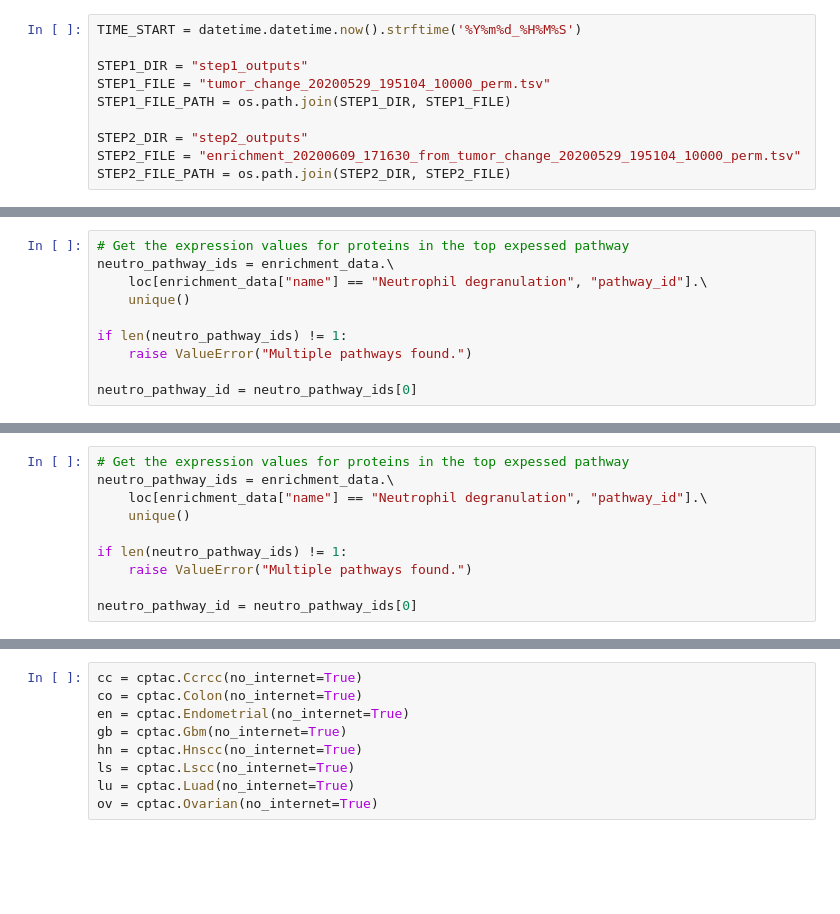
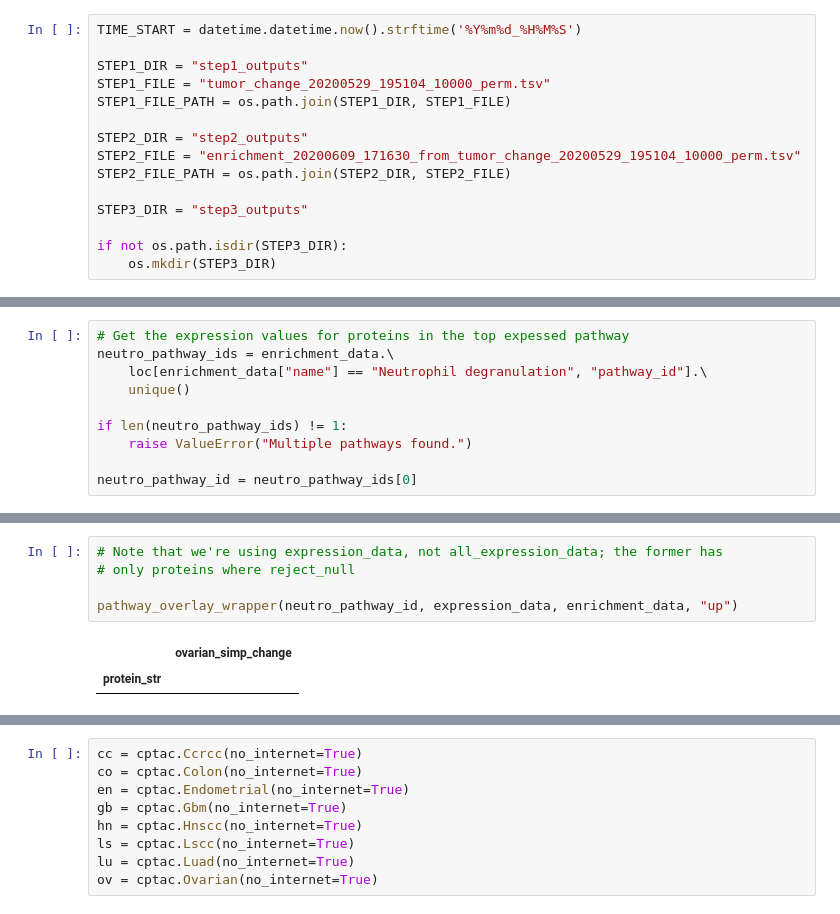
Before and after one commit to caleb-lindgren/scratchpad, a Jupyter notebook: pancancer_enrichment/3_visualize_results_reactome.ipynb, the cells around one changed output, grey strips where cells are left out. Drawn from its saved outputs; the diff is of its cells as text; blank space fills up the shorter version.

Commit message:
Working on overlay

```diff
--- a/pancancer_enrichment/3_visualize_results_reactome.ipynb
+++ b/pancancer_enrichment/3_visualize_results_reactome.ipynb
@@ -21,6 +22,11 @@ STEP1_FILE_PATH = os.path.join(STEP1_DIR, STEP1_FILE)
 STEP2_DIR = "step2_outputs"
 STEP2_FILE = "enrichment_20200609_171630_from_tumor_change_20200529_195104_10000_perm.tsv"
 STEP2_FILE_PATH = os.path.join(STEP2_DIR, STEP2_FILE)
+
+STEP3_DIR = "step3_outputs"
+
+if not os.path.isdir(STEP3_DIR):
+    os.mkdir(STEP3_DIR)
 # %%
 # Altair options
 # alt.data_transformers.disable_max_rows()
@@ -433,10 +323,0 @@ def expr_heatmap_cont_p(expr_data, enrich_data, pathway_id, up_or_down, max_p):
-# %%
-# Get the expression values for proteins in the top expessed pathway
-neutro_pathway_ids = enrichment_data.\
-    loc[enrichment_data["name"] == "Neutrophil degranulation", "pathway_id"].\
-    unique()
-
-if len(neutro_pathway_ids) != 1:
-    raise ValueError("Multiple pathways found.")
-
-neutro_pathway_id = neutro_pathway_ids[0]
@@ -452,0 +371,8 @@ alt.vconcat(
+# %%
+# Note that we're using expression_data, not all_expression_data; the former has
+# only proteins where reject_null
+
+pathway_overlay_wrapper(neutro_pathway_id, expression_data, enrichment_data, "up")
+# %% [output]
+|  | ovarian_simp_change |
+| protein_str |  |
```
Also changed, not shown: parts of 12 cells of this notebook.
